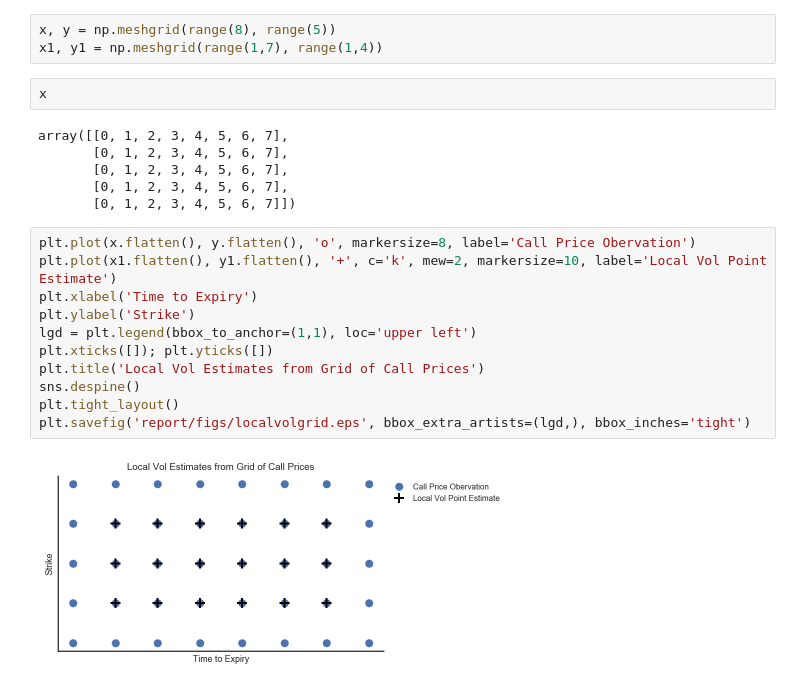
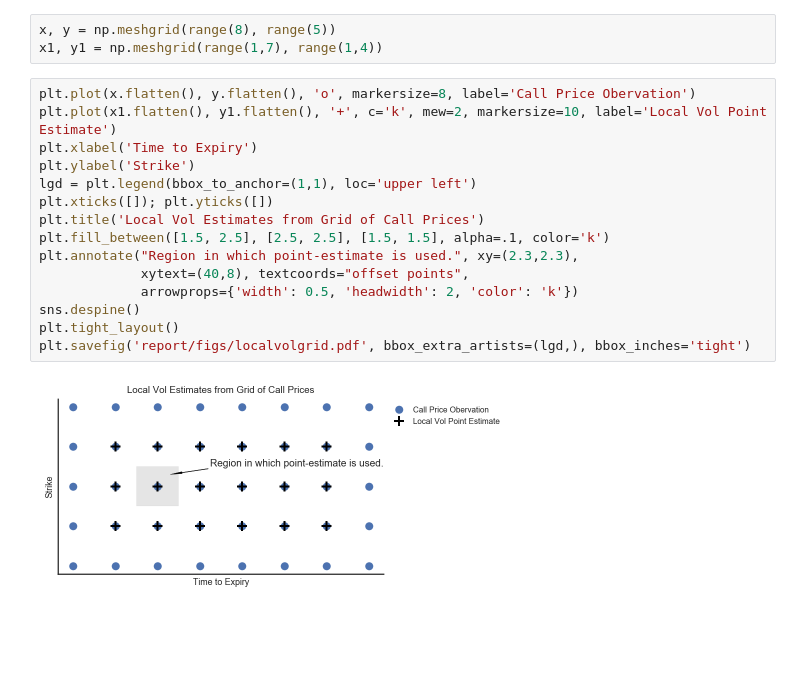
Before and after one commit to frtennis1/am205-options, a Jupyter notebook: Report Figures.ipynb, the cells around one changed output. Cells and saved outputs as stored; diff of their text form; blank space fills up the shorter version.

```diff
--- a/Report Figures.ipynb
+++ b/Report Figures.ipynb
@@ -67,24 +67,20 @@ plt.savefig('report/figs/intrinsicvalue.eps')
 # %%
 x, y = np.meshgrid(range(8), range(5))
 x1, y1 = np.meshgrid(range(1,7), range(1,4))
-# %%
-x
-# %% [output]
-array([[0, 1, 2, 3, 4, 5, 6, 7],
-       [0, 1, 2, 3, 4, 5, 6, 7],
-       [0, 1, 2, 3, 4, 5, 6, 7],
-       [0, 1, 2, 3, 4, 5, 6, 7],
-       [0, 1, 2, 3, 4, 5, 6, 7]])
 # %%
 plt.plot(x.flatten(), y.flatten(), 'o', markersize=8, label='Call Price Obervation')
 plt.plot(x1.flatten(), y1.flatten(), '+', c='k', mew=2, markersize=10, label='Local Vol Point Estimate')
 plt.xlabel('Time to Expiry')
 plt.ylabel('Strike')
 lgd = plt.legend(bbox_to_anchor=(1,1), loc='upper left')
 plt.xticks([]); plt.yticks([])
 plt.title('Local Vol Estimates from Grid of Call Prices')
+plt.fill_between([1.5, 2.5], [2.5, 2.5], [1.5, 1.5], alpha=.1, color='k')
+plt.annotate("Region in which point-estimate is used.", xy=(2.3,2.3),
+             xytext=(40,8), textcoords="offset points",
+             arrowprops={'width': 0.5, 'headwidth': 2, 'color': 'k'})
 sns.despine()
 plt.tight_layout()
-plt.savefig('report/figs/localvolgrid.eps', bbox_extra_artists=(lgd,), bbox_inches='tight')
+plt.savefig('report/figs/localvolgrid.pdf', bbox_extra_artists=(lgd,), bbox_inches='tight')
 # %% [output]
-[figure, old version]
+[figure, new version]
```
Also changed, not shown: 6 other files.
